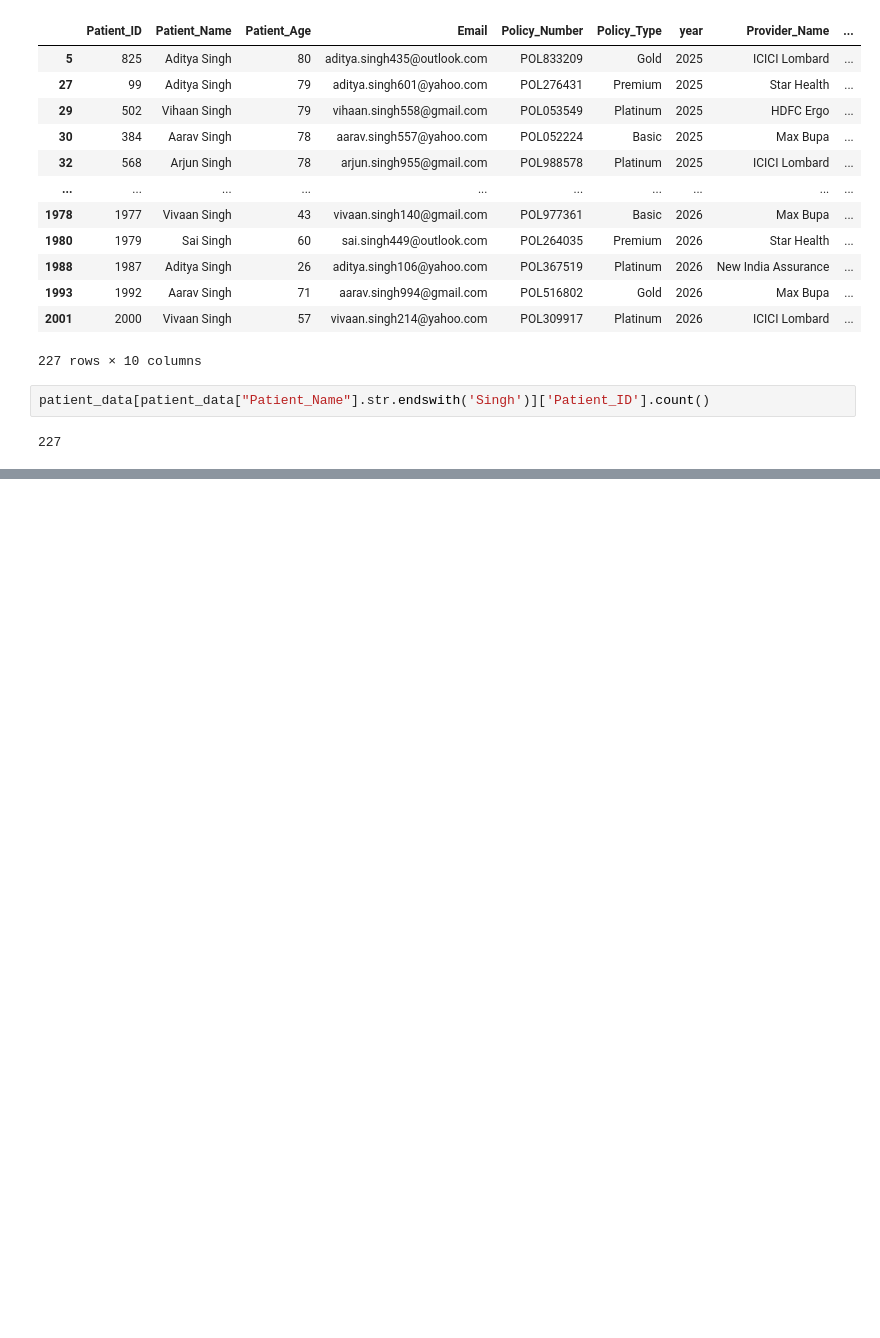
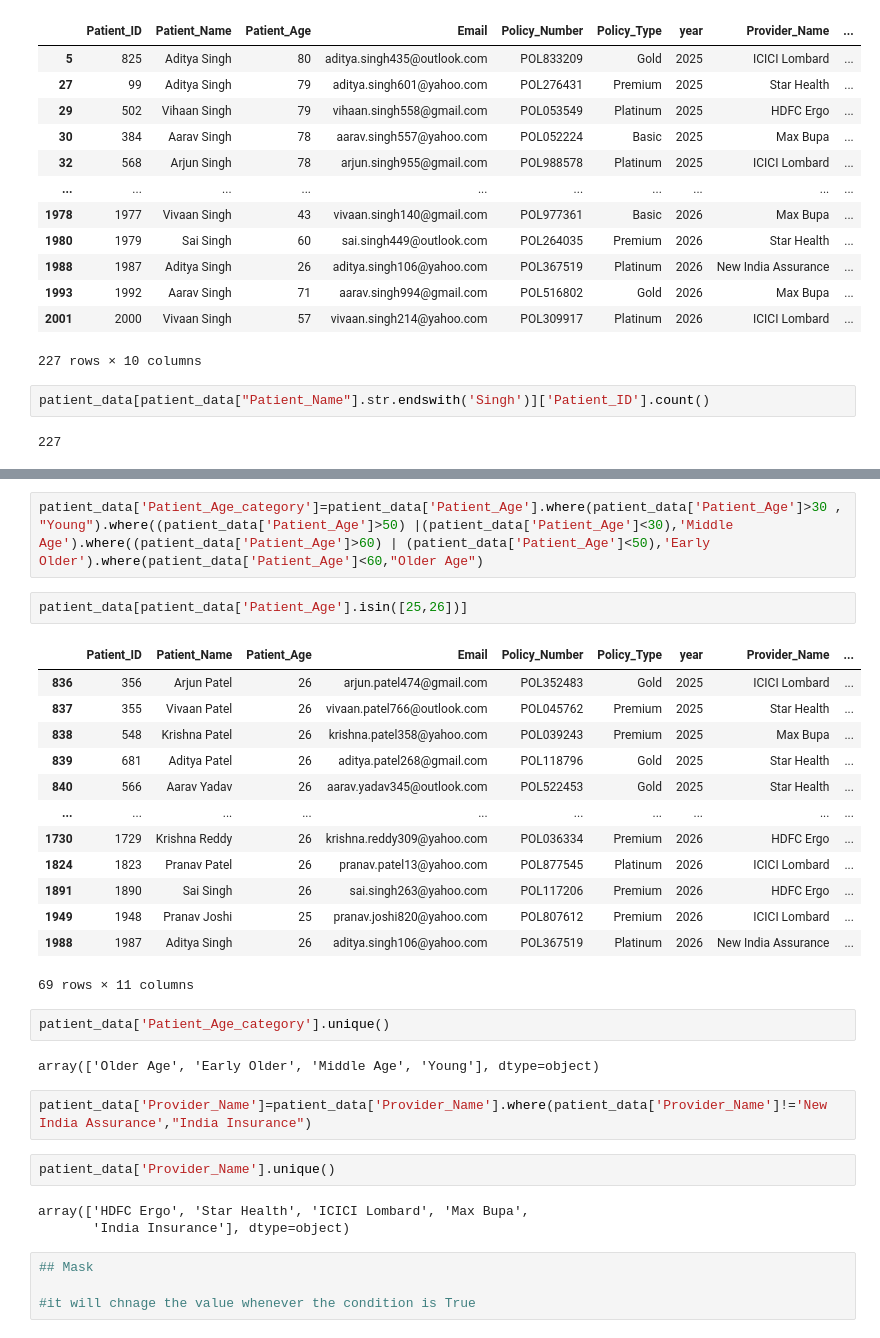
Before and after one commit to prashant0708/Python_for_all_YT_Playlist, a Jupyter notebook: 25.Pandas.ipynb, the cells around one changed output, grey strips where cells are left out. Cells and saved outputs as stored; diff of their text form; blank space fills up the shorter version.

```diff
--- a/25.Pandas.ipynb
+++ b/25.Pandas.ipynb
@@ -1151,0 +1241,33 @@ patient_data[patient_data["Patient_Name"].str.endswith('Singh')]['Patient_ID'].c
+# %%
+patient_data['Patient_Age_category']=patient_data['Patient_Age'].where(patient_data['Patient_Age']>30 , "Young").where((patient_data['Patient_Age']>50) |(patient_data['Patient_Age']<30),'Middle Age').where((patient_data['Patient_Age']>60) | (patient_data['Patient_Age']<50),'Early Older').where(patient_data['Patient_Age']<60,"Older Age")
+# %%
+patient_data[patient_data['Patient_Age'].isin([25,26])]
+# %% [output]
+|  | Patient_ID | Patient_Name | Patient_Age | Email | Policy_Number | Policy_Type | year | Provider_Name | ... |
+| 836 | 356 | Arjun Patel | 26 | arjun.patel474@gmail.com | POL352483 | Gold | 2025 | ICICI Lombard | ... |
+| 837 | 355 | Vivaan Patel | 26 | vivaan.patel766@outlook.com | POL045762 | Premium | 2025 | Star Health | ... |
+| 838 | 548 | Krishna Patel | 26 | krishna.patel358@yahoo.com | POL039243 | Premium | 2025 | Max Bupa | ... |
+| 839 | 681 | Aditya Patel | 26 | aditya.patel268@gmail.com | POL118796 | Gold | 2025 | Star Health | ... |
+| 840 | 566 | Aarav Yadav | 26 | aarav.yadav345@outlook.com | POL522453 | Gold | 2025 | Star Health | ... |
+| ... | ... | ... | ... | ... | ... | ... | ... | ... | ... |
+| 1730 | 1729 | Krishna Reddy | 26 | krishna.reddy309@yahoo.com | POL036334 | Premium | 2026 | HDFC Ergo | ... |
+| 1824 | 1823 | Pranav Patel | 26 | pranav.patel13@yahoo.com | POL877545 | Platinum | 2026 | ICICI Lombard | ... |
+| 1891 | 1890 | Sai Singh | 26 | sai.singh263@yahoo.com | POL117206 | Premium | 2026 | HDFC Ergo | ... |
+| 1949 | 1948 | Pranav Joshi | 25 | pranav.joshi820@yahoo.com | POL807612 | Premium | 2026 | ICICI Lombard | ... |
+| 1988 | 1987 | Aditya Singh | 26 | aditya.singh106@yahoo.com | POL367519 | Platinum | 2026 | New India Assurance | ... |
+69 rows × 11 columns
+# %%
+patient_data['Patient_Age_category'].unique()
+# %% [output]
+array(['Older Age', 'Early Older', 'Middle Age', 'Young'], dtype=object)
+# %%
+patient_data['Provider_Name']=patient_data['Provider_Name'].where(patient_data['Provider_Name']!='New India Assurance',"India Insurance")
+# %%
+patient_data['Provider_Name'].unique()
+# %% [output]
+array(['HDFC Ergo', 'Star Health', 'ICICI Lombard', 'Max Bupa',
+       'India Insurance'], dtype=object)
+# %%
+## Mask
+
+#it will chnage the value whenever the condition is True
```
Also changed, not shown: parts of 100 cells of this notebook.
